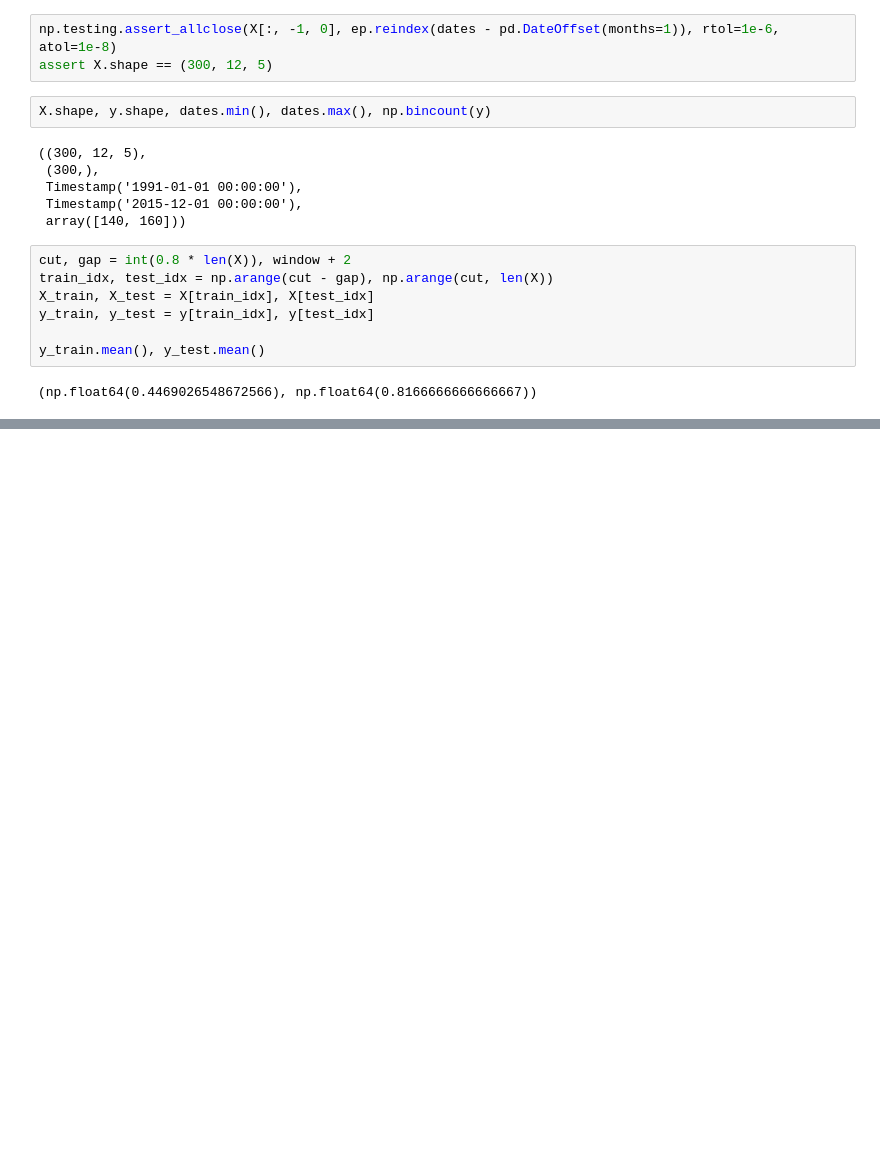
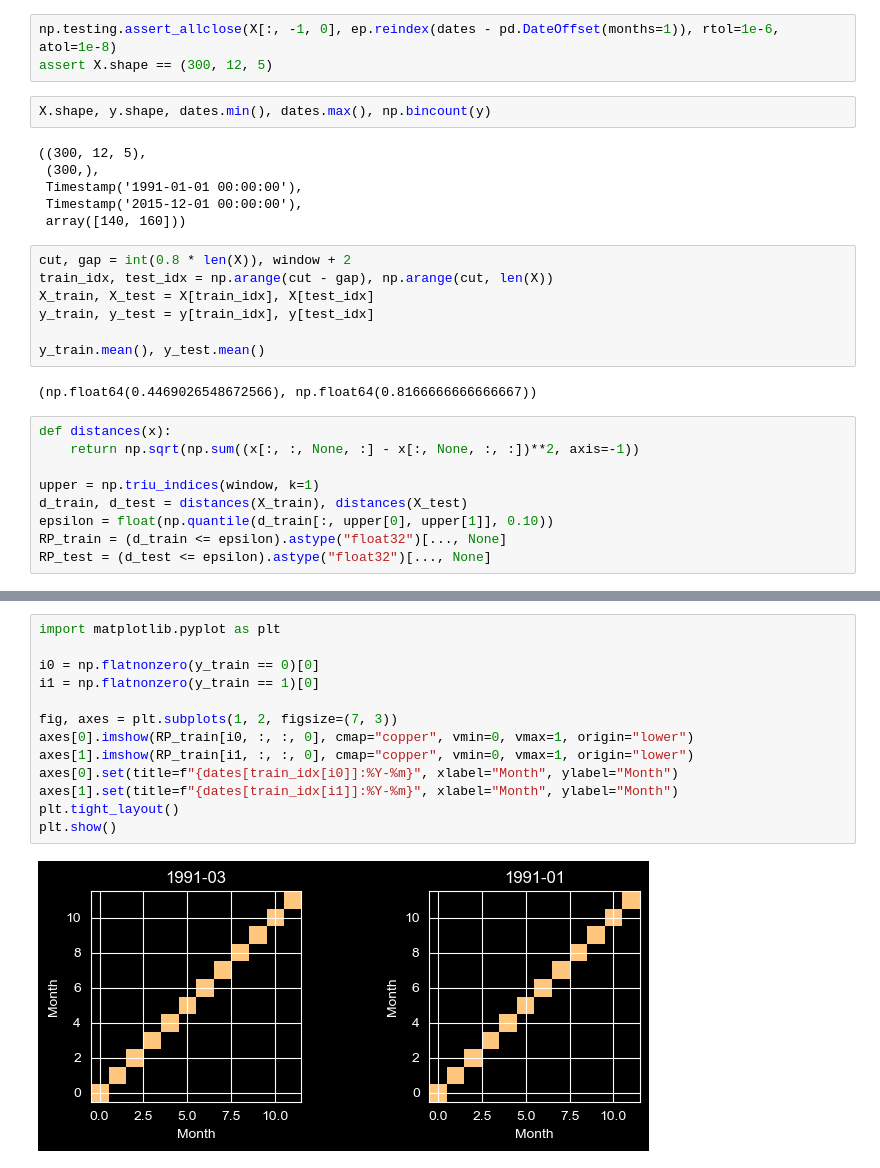
Before and after one commit to Anastasios-Vlachmpeis/Recurrence-Plot-Research, a Jupyter notebook: EucRPRepro.ipynb, the cells around one changed output, grey strips where cells are left out. Cells and saved outputs as stored; diff of their text form; blank space fills up the shorter version.

```diff
--- a/EucRPRepro.ipynb
+++ b/EucRPRepro.ipynb
@@ -157,3 +157,12 @@ y_train, y_test = y[train_idx], y[test_idx]
 y_train.mean(), y_test.mean()
 # %% [output]
 (np.float64(0.4469026548672566), np.float64(0.8166666666666667))
+# %%
+def distances(x):
+    return np.sqrt(np.sum((x[:, :, None, :] - x[:, None, :, :])**2, axis=-1))
+
+upper = np.triu_indices(window, k=1)
+d_train, d_test = distances(X_train), distances(X_test)
+epsilon = float(np.quantile(d_train[:, upper[0], upper[1]], 0.10))
+RP_train = (d_train <= epsilon).astype("float32")[..., None]
+RP_test = (d_test <= epsilon).astype("float32")[..., None]
@@ -159,0 +178,15 @@ y_train.mean(), y_test.mean()
+# %%
+import matplotlib.pyplot as plt
+
+i0 = np.flatnonzero(y_train == 0)[0]
+i1 = np.flatnonzero(y_train == 1)[0]
+
+fig, axes = plt.subplots(1, 2, figsize=(7, 3))
+axes[0].imshow(RP_train[i0, :, :, 0], cmap="copper", vmin=0, vmax=1, origin="lower")
+axes[1].imshow(RP_train[i1, :, :, 0], cmap="copper", vmin=0, vmax=1, origin="lower")
+axes[0].set(title=f"{dates[train_idx[i0]]:%Y-%m}", xlabel="Month", ylabel="Month")
+axes[1].set(title=f"{dates[train_idx[i1]]:%Y-%m}", xlabel="Month", ylabel="Month")
+plt.tight_layout()
+plt.show()
+# %% [output]
+[figure, added]
```
Also changed, not shown: parts of 2 cells of this notebook.
